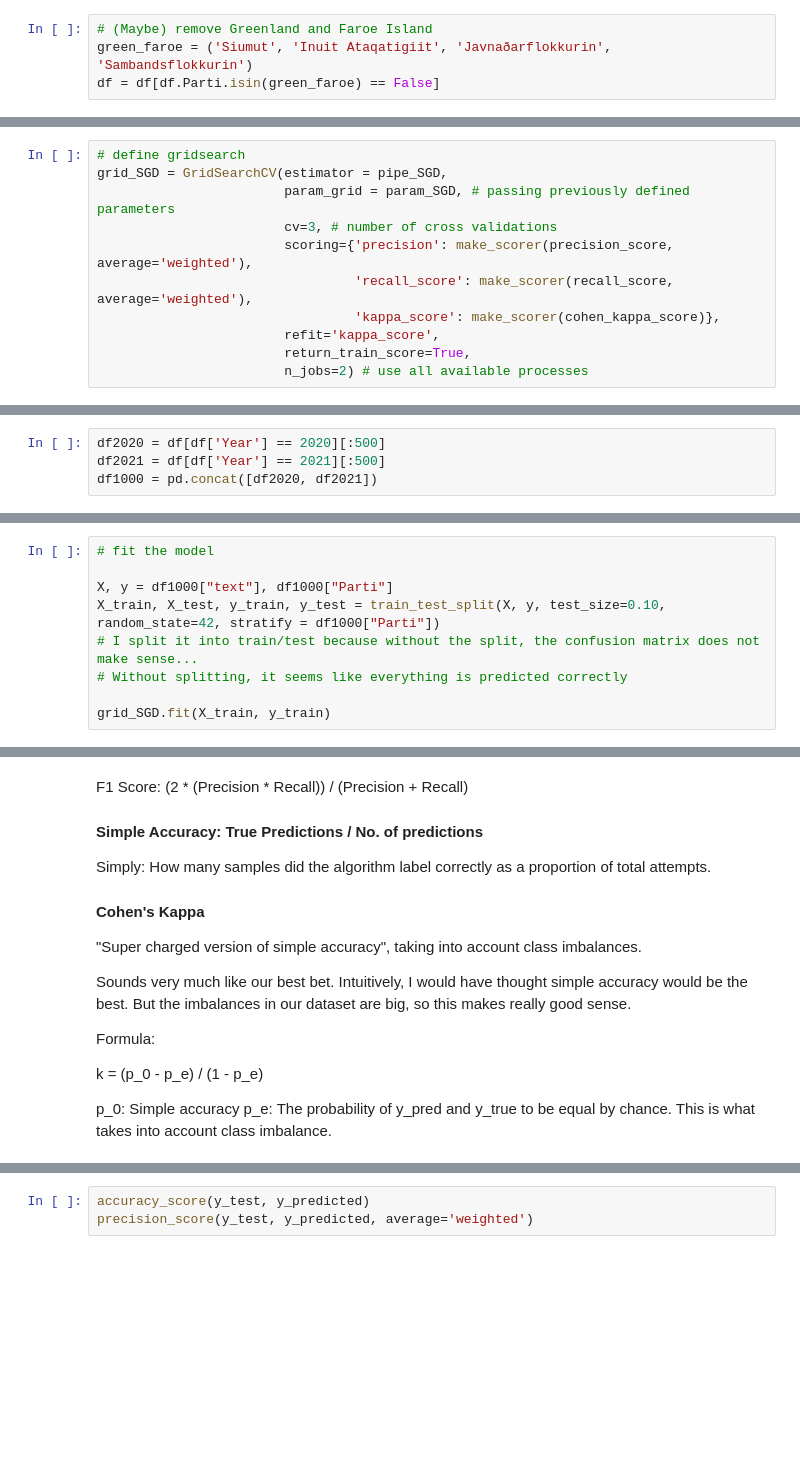
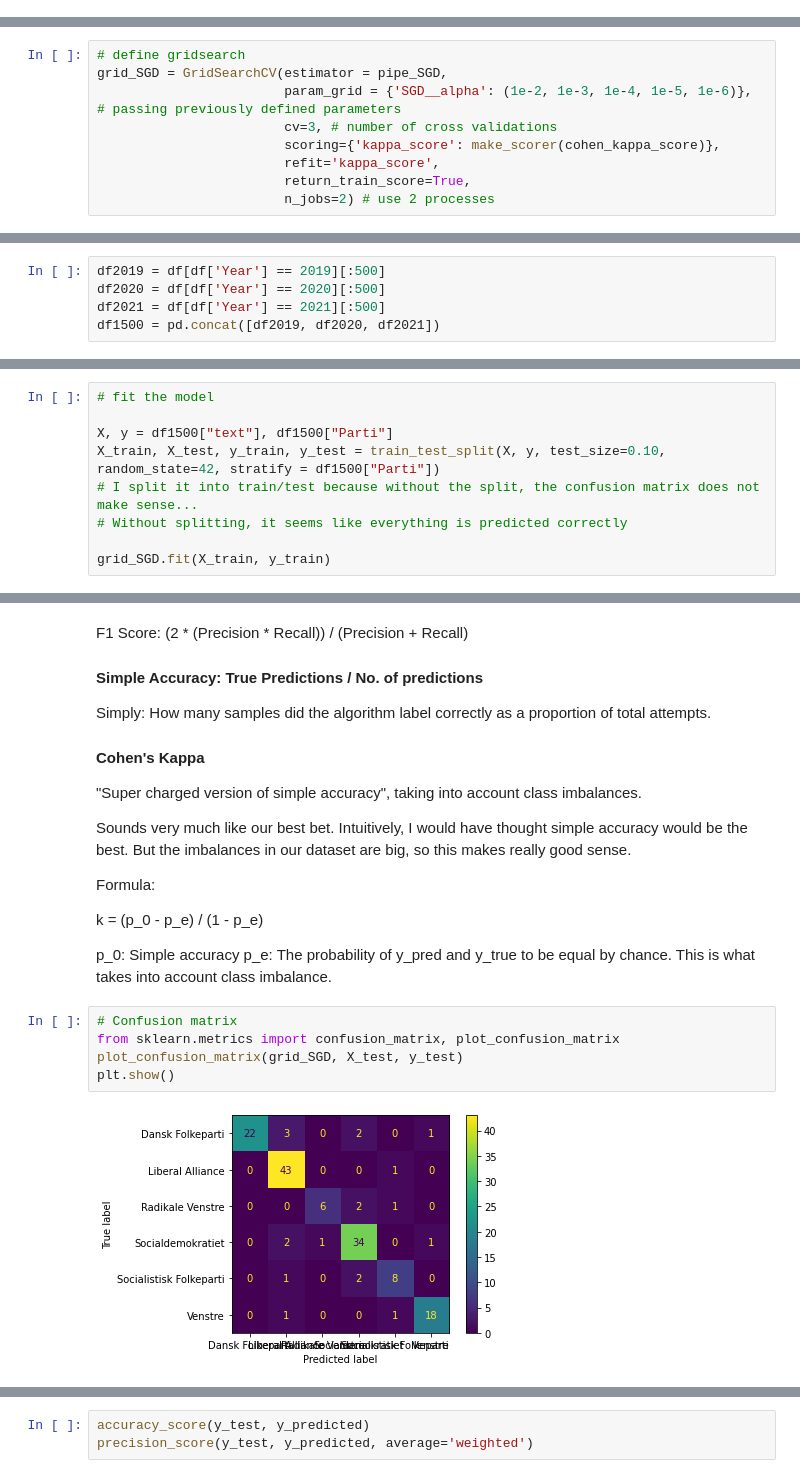
Before and after one commit to mortgad/bachelor_2021, a Jupyter notebook: ML_Implementation.ipynb, the cells around one changed output, grey strips where cells are left out. Drawn from its saved outputs; the diff is of its cells as text; blank space fills up the shorter version.

```diff
--- a/ML_Implementation.ipynb
+++ b/ML_Implementation.ipynb
@@ -75,4 +54,0 @@ df = df[df["txt_len"] > 50]
-# %%
-# (Maybe) remove Greenland and Faroe Island
-green_faroe = ('Siumut', 'Inuit Ataqatigiit', 'Javnaðarflokkurin', 'Sambandsflokkurin')
-df = df[df.Parti.isin(green_faroe) == False]
@@ -151,21 +76,20 @@ param_SGD = {
 # %%
 # define gridsearch
 grid_SGD = GridSearchCV(estimator = pipe_SGD,
-                        param_grid = param_SGD, # passing previously defined parameters
+                        param_grid = {'SGD__alpha': (1e-2, 1e-3, 1e-4, 1e-5, 1e-6)}, # passing previously defined parameters
                         cv=3, # number of cross validations
-                        scoring={'precision': make_scorer(precision_score, average='weighted'),
-                                 'recall_score': make_scorer(recall_score, average='weighted'),
-                                 'kappa_score': make_scorer(cohen_kappa_score)},
+                        scoring={'kappa_score': make_scorer(cohen_kappa_score)},
                         refit='kappa_score',
                         return_train_score=True,
-                        n_jobs=2) # use all available processes
+                        n_jobs=2) # use 2 processes
 # %%
 df.head(1)
 # %% [output]
 |  | Title | id | Samling | Nr | Titel | Dato | speaker_id | text | Date | doc_id | Name | ... |
 | 0 | Adsbøl | 20201_M108_referat | 20201 | 108 | Referat af møde 108 den 4. maj, 2... | 04-05-2021 | 42762 | der fik i lige reddet mig . ja, d... | 2021-05-04T20:12:00Z | 36438 | Karina Adsbøl | ... |
 # %%
+df2019 = df[df['Year'] == 2019][:500]
 df2020 = df[df['Year'] == 2020][:500]
 df2021 = df[df['Year'] == 2021][:500]
-df1000 = pd.concat([df2020, df2021])
+df1500 = pd.concat([df2019, df2020, df2021])
 # %%
@@ -178,8 +103,8 @@ dtype: int64
 # %%
 # fit the model
 
-X, y = df1000["text"], df1000["Parti"]
-X_train, X_test, y_train, y_test = train_test_split(X, y, test_size=0.10, random_state=42, stratify = df1000["Parti"])
+X, y = df1500["text"], df1500["Parti"]
+X_train, X_test, y_train, y_test = train_test_split(X, y, test_size=0.10, random_state=42, stratify = df1500["Parti"])
 # I split it into train/test because without the split, the confusion matrix does not make sense...
 # Without splitting, it seems like everything is predicted correctly
 
@@ -300,5 +219,12 @@ k = (p_0 - p_e) / (1 - p_e)
 
 p_0: Simple accuracy
 p_e: The probability of y_pred and y_true to be equal by chance. This is what takes into account class imbalance.
+# %%
+# Confusion matrix
+from sklearn.metrics import confusion_matrix, plot_confusion_matrix
+plot_confusion_matrix(grid_SGD, X_test, y_test)
+plt.show()
+# %% [output]
+[figure, added]
 # %%
 # Confusion matrix
```
Also changed, not shown: parts of 12 cells of this notebook, 6 other files.
